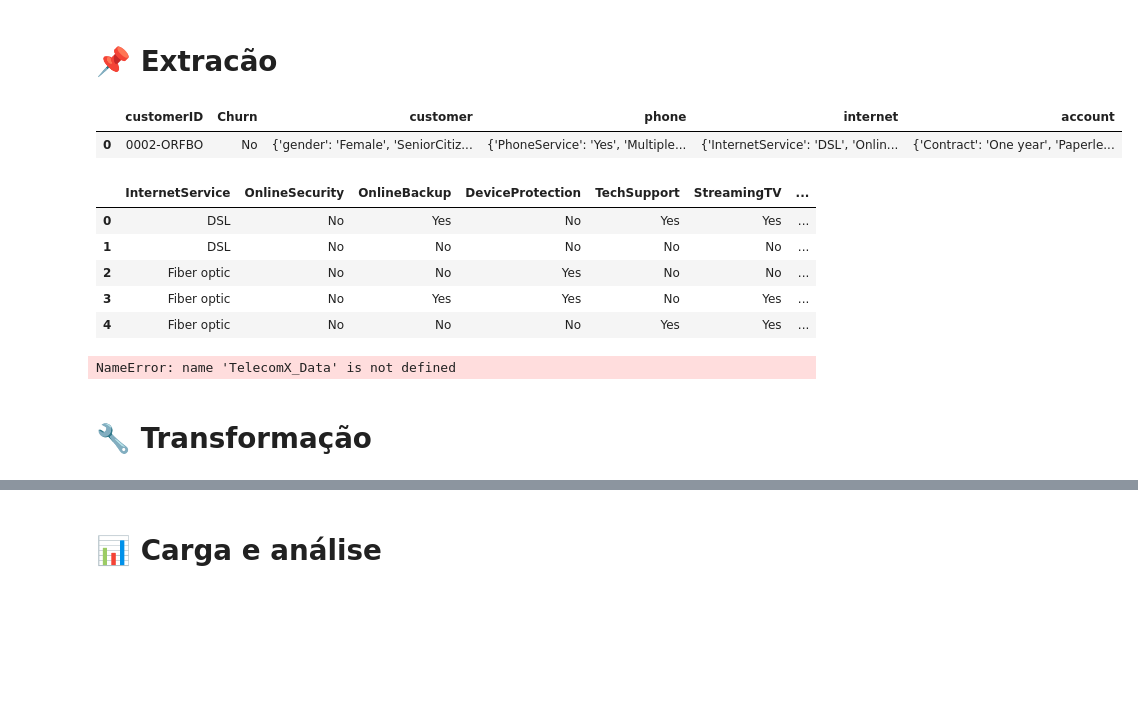
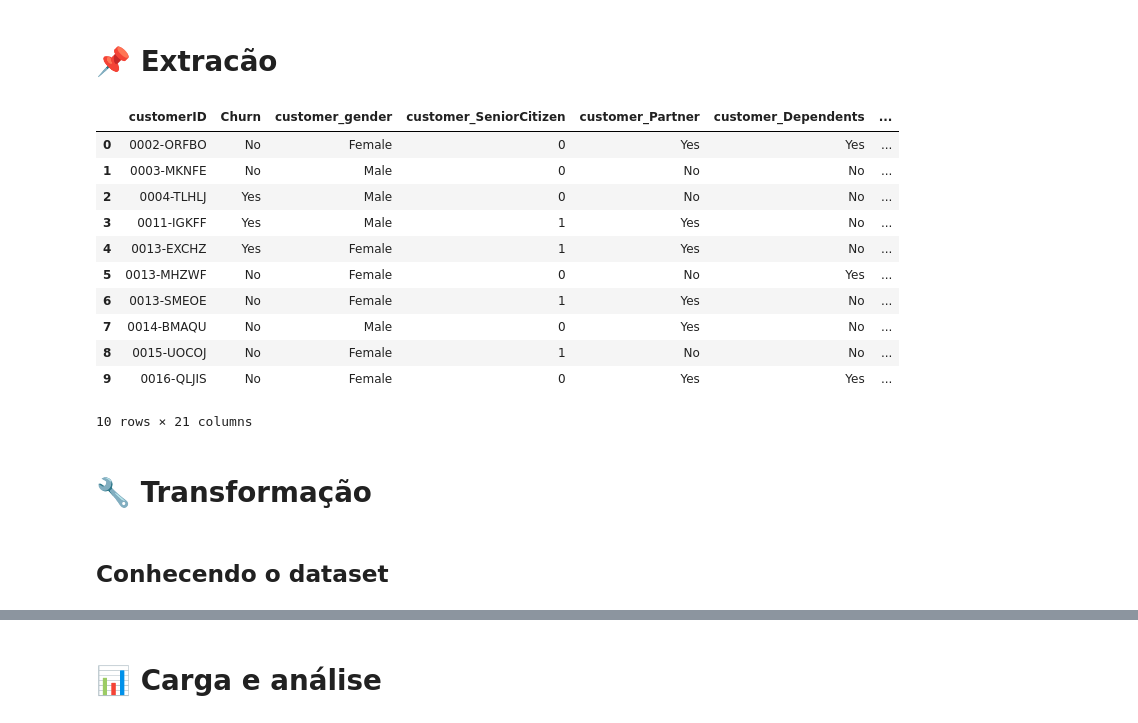
Before and after one commit to otaviorooliver/TelecomX1, a Jupyter notebook: TelecomX_BR.ipynb, the cells around one changed output, grey strips where cells are left out. Cells and saved outputs as stored; diff of their text form; code cells hidden in the pictures; blank space fills up the shorter version.

```diff
--- a/TelecomX_BR.ipynb
+++ b/TelecomX_BR.ipynb
@@ -17,24 +10,28 @@ import requests
+# %%
+# Extraindo dados da APi
+
+url ='https://raw.githubusercontent.com/ingridcristh/challenge2-data-science/refs/heads/main/TelecomX_Data.json' #Importante usar o link para o raw file
+
+resposta = requests.get(url)
+dados_json = resposta.json()
+
+df = pd.json_normalize(dados_json, sep ='_') # Normalizar dados_json para dados aninhados virarem colunas isoladas. usar seperador para visualizar nomes das colunas com '_' ao invés de '.'
 # %%
-df.head(1)
+df.head(10)
 # %% [output]
-|  | customerID | Churn | customer | phone | internet | account |
-| 0 | 0002-ORFBO | No | {'gender': 'Female', 'SeniorCitiz... | {'PhoneService': 'Yes', 'Multiple... | {'InternetService': 'DSL', 'Onlin... | {'Contract': 'One year', 'Paperle... |
+|  | customerID | Churn | customer_gender | customer_SeniorCitizen | customer_Partner | customer_Dependents | ... |
+| 0 | 0002-ORFBO | No | Female | 0 | Yes | Yes | ... |
+| 1 | 0003-MKNFE | No | Male | 0 | No | No | ... |
+| 2 | 0004-TLHLJ | Yes | Male | 0 | No | No | ... |
+| 3 | 0011-IGKFF | Yes | Male | 1 | Yes | No | ... |
+| 4 | 0013-EXCHZ | Yes | Female | 1 | Yes | No | ... |
+| 5 | 0013-MHZWF | No | Female | 0 | No | Yes | ... |
+| 6 | 0013-SMEOE | No | Female | 1 | Yes | No | ... |
+| 7 | 0014-BMAQU | No | Male | 0 | Yes | No | ... |
+| 8 | 0015-UOCOJ | No | Female | 1 | No | No | ... |
+| 9 | 0016-QLJIS | No | Female | 0 | Yes | Yes | ... |
+10 rows × 21 columns
-# %%
-df_norm.head()
-# %% [output]
-|  | InternetService | OnlineSecurity | OnlineBackup | DeviceProtection | TechSupport | StreamingTV | ... |
-| 0 | DSL | No | Yes | No | Yes | Yes | ... |
-| 1 | DSL | No | No | No | No | No | ... |
-| 2 | Fiber optic | No | No | Yes | No | No | ... |
-| 3 | Fiber optic | No | Yes | Yes | No | Yes | ... |
-| 4 | Fiber optic | No | No | No | Yes | Yes | ... |
-# %%
-# Obtendo o arquivo json da API
-
-dados_usuarios = requests.get('https://github.com/ingridcristh/challenge2-data-science/blob/main/TelecomX_Data.json')
-resultado = json.loads(dados_usuarios.text)
-pd.DataFrame(resultado)
-# %% [output]
-NameError: name 'TelecomX_Data' is not defined
 # %% [markdown]
 # 🔧 Transformação
+# %% [markdown]
+## Conhecendo o dataset
```
Also changed, not shown: parts of 23 cells of this notebook.
